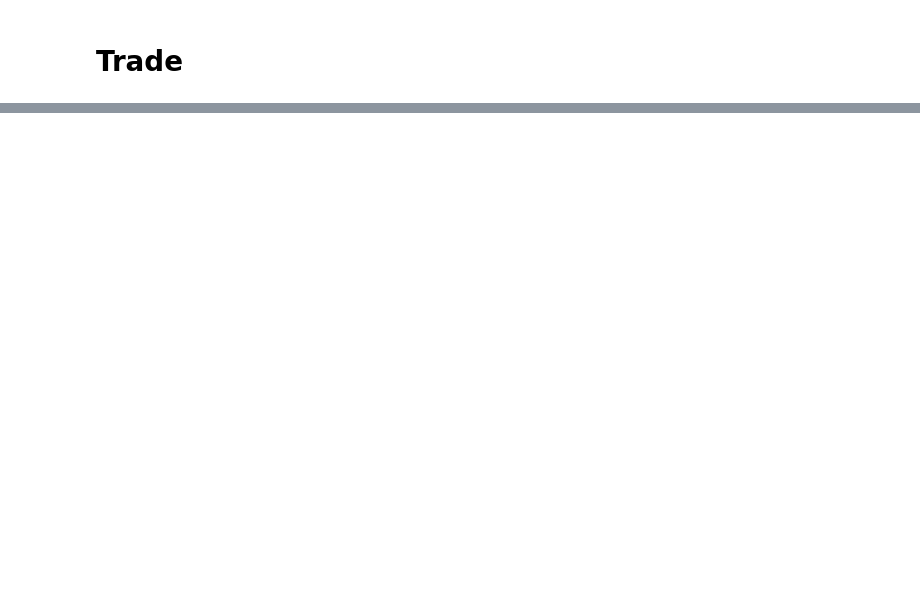
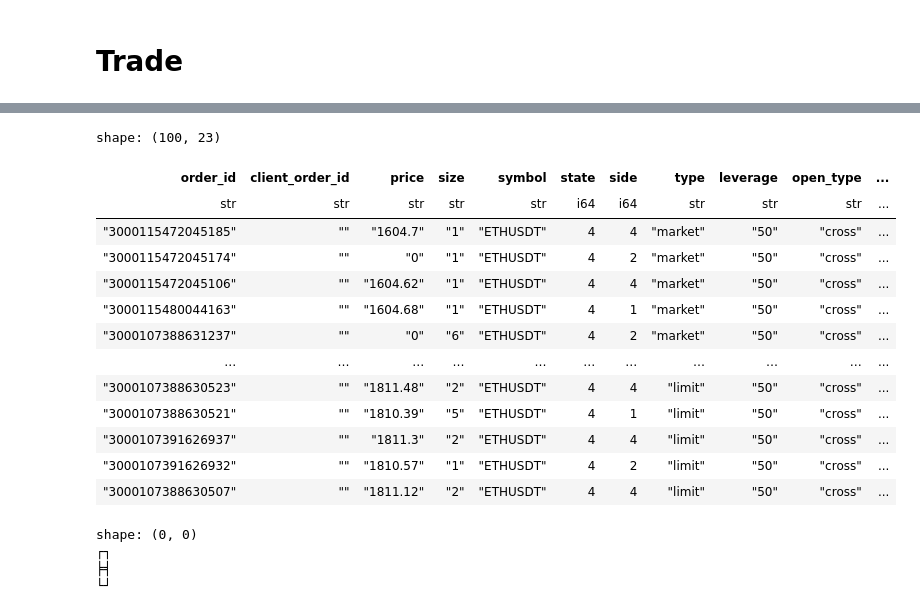
Before and after one commit to kairosresearchio/krex, a Jupyter notebook: example/async_support/bitmart/example.ipynb, the cells around one changed output, grey strips where cells are left out. Cells and saved outputs as stored; diff of their text form; code cells hidden in the pictures; blank space fills up the shorter version.

```diff
--- a/example/async_support/bitmart/example.ipynb
+++ b/example/async_support/bitmart/example.ipynb
@@ -309,0 +406,24 @@ KeyError: 'data'
+# %%
+await client.get_contract_order_history(product_symbol="ETH-USDT-SWAP")
+# %% [output]
+shape: (100, 23)
+| order_id | client_order_id | price | size | symbol | state | side | type | leverage | open_type | ... |
+| str | str | str | str | str | i64 | i64 | str | str | str | ... |
+| "3000115472045185" | "" | "1604.7" | "1" | "ETHUSDT" | 4 | 4 | "market" | "50" | "cross" | ... |
+| "3000115472045174" | "" | "0" | "1" | "ETHUSDT" | 4 | 2 | "market" | "50" | "cross" | ... |
+| "3000115472045106" | "" | "1604.62" | "1" | "ETHUSDT" | 4 | 4 | "market" | "50" | "cross" | ... |
+| "3000115480044163" | "" | "1604.68" | "1" | "ETHUSDT" | 4 | 1 | "market" | "50" | "cross" | ... |
+| "3000107388631237" | "" | "0" | "6" | "ETHUSDT" | 4 | 2 | "market" | "50" | "cross" | ... |
+| … | … | … | … | … | … | … | … | … | … | ... |
+| "3000107388630523" | "" | "1811.48" | "2" | "ETHUSDT" | 4 | 4 | "limit" | "50" | "cross" | ... |
+| "3000107388630521" | "" | "1810.39" | "5" | "ETHUSDT" | 4 | 1 | "limit" | "50" | "cross" | ... |
+| "3000107391626937" | "" | "1811.3" | "2" | "ETHUSDT" | 4 | 4 | "limit" | "50" | "cross" | ... |
+| "3000107391626932" | "" | "1810.57" | "1" | "ETHUSDT" | 4 | 2 | "limit" | "50" | "cross" | ... |
+| "3000107388630507" | "" | "1811.12" | "2" | "ETHUSDT" | 4 | 4 | "limit" | "50" | "cross" | ... |
+# %%
+await client.get_contract_open_order(product_symbol="ETH-USDT-SWAP")
+# %% [output]
+shape: (0, 0)
+┌┐
+╞╡
+└┘
```
Also changed, not shown: parts of 41 cells of this notebook, 11 other files.
